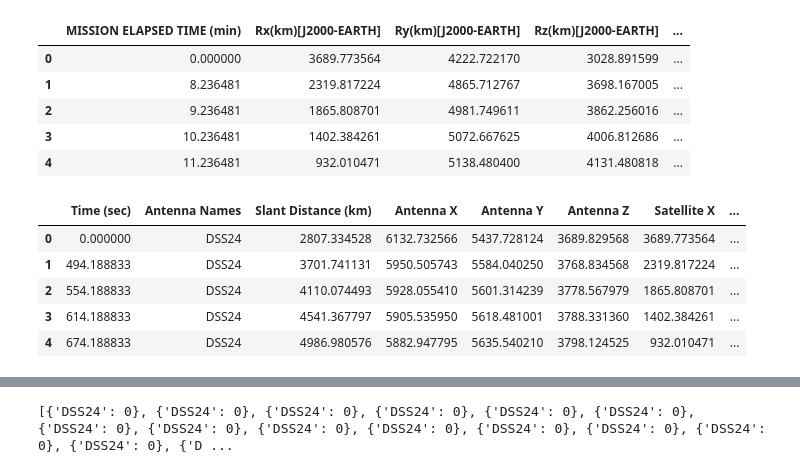
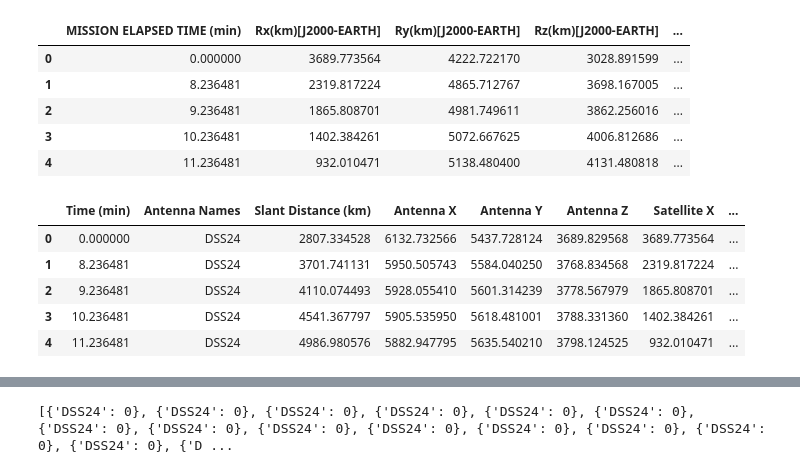
Before and after one commit to Team-Hydrogen/2025-ADC-Data, a Jupyter notebook: linkbudget_offnominal.ipynb, the cells around one changed output, grey strips where cells are left out. Drawn from its saved outputs; the diff is of its cells as text; code cells hidden in the pictures.

```diff
--- a/linkbudget_offnominal.ipynb
+++ b/linkbudget_offnominal.ipynb
@@ -34,5 +34,9 @@ import matplotlib.pyplot as plt
 
 antennadf = pd.read_csv("./data/antenna_plot.csv", index_col=False)
 satelitedf = pd.read_csv("./data/starting_data/bonusdata.csv", index_col=False)
+time_min = []
+for i in range(0, len(antennadf)):
+    time_min.append(satelitedf["MISSION ELAPSED TIME (min)"].iloc[i%len(satelitedf)])
+antennadf["Time (min)"] = time_min
 print(antennadf.shape, satelitedf.shape)
 # %% [output]
@@ -70,26 +74,26 @@ for i in range(antennadf.shape[0]):
 # %%
 antennae_names = ["DSS24", "DSS34", "DSS54", "WPSA"]
 
 slant_distance_df = pd.DataFrame()
-slant_distance_df["Time (sec)"] = antennadf["Time (sec)"]
+slant_distance_df["Time (min)"] = antennadf["Time (min)"]
 slant_distance_df["Antenna Names"] = [antennae_names[int(i/12981)] for i in range(antennadf.shape[0])]
 slant_distance_df["Slant Distance (km)"] = slantdistance
 slant_distance_df["Antenna X"] = antennadf["X"]
 slant_distance_df["Antenna Y"] = antennadf["Y"]
 slant_distance_df["Antenna Z"] = antennadf["Z"]
 slant_distance_df["Satellite X"] = X
 slant_distance_df["Satellite Y"] = Y
 slant_distance_df["Satellite Z"] = Z
 slant_distance_df.to_csv("./data/slant_distance_offnominal.csv", index=False)
 
 slant_distance_df.head()
 # %% [output]
-|  | Time (sec) | Antenna Names | Slant Distance (km) | Antenna X | Antenna Y | Antenna Z | Satellite X | ... |
+|  | Time (min) | Antenna Names | Slant Distance (km) | Antenna X | Antenna Y | Antenna Z | Satellite X | ... |
 | 0 | 0.000000 | DSS24 | 2807.334528 | 6132.732566 | 5437.728124 | 3689.829568 | 3689.773564 | ... |
-| 1 | 494.188833 | DSS24 | 3701.741131 | 5950.505743 | 5584.040250 | 3768.834568 | 2319.817224 | ... |
-| 2 | 554.188833 | DSS24 | 4110.074493 | 5928.055410 | 5601.314239 | 3778.567979 | 1865.808701 | ... |
-| 3 | 614.188833 | DSS24 | 4541.367797 | 5905.535950 | 5618.481001 | 3788.331360 | 1402.384261 | ... |
-| 4 | 674.188833 | DSS24 | 4986.980576 | 5882.947795 | 5635.540210 | 3798.124525 | 932.010471 | ... |
+| 1 | 8.236481 | DSS24 | 3701.741131 | 5950.505743 | 5584.040250 | 3768.834568 | 2319.817224 | ... |
+| 2 | 9.236481 | DSS24 | 4110.074493 | 5928.055410 | 5601.314239 | 3778.567979 | 1865.808701 | ... |
+| 3 | 10.236481 | DSS24 | 4541.367797 | 5905.535950 | 5618.481001 | 3788.331360 | 1402.384261 | ... |
+| 4 | 11.236481 | DSS24 | 4986.980576 | 5882.947795 | 5635.540210 | 3798.124525 | 932.010471 | ... |
 # %%
 def elevation_angle(satellite_coords, antenna_coords):
     r_s = np.array(satellite_coords)
```
Also changed, not shown: parts of 6 cells of this notebook, 12 other files.
